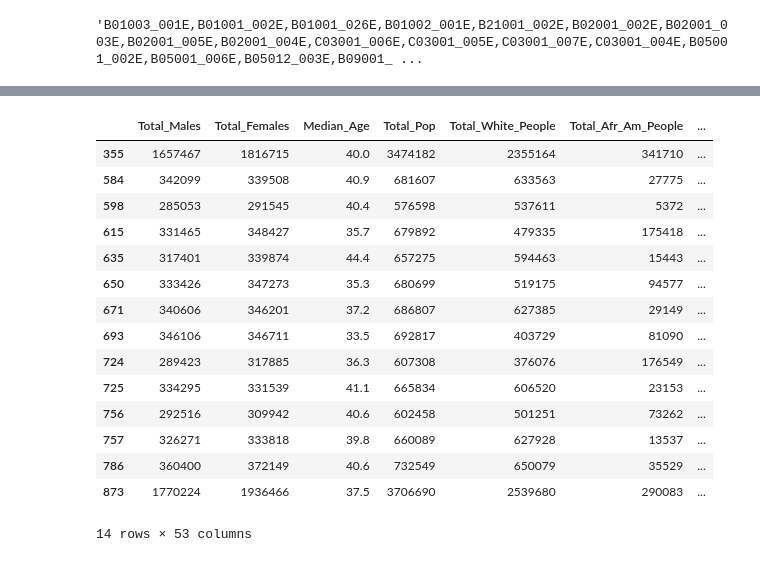
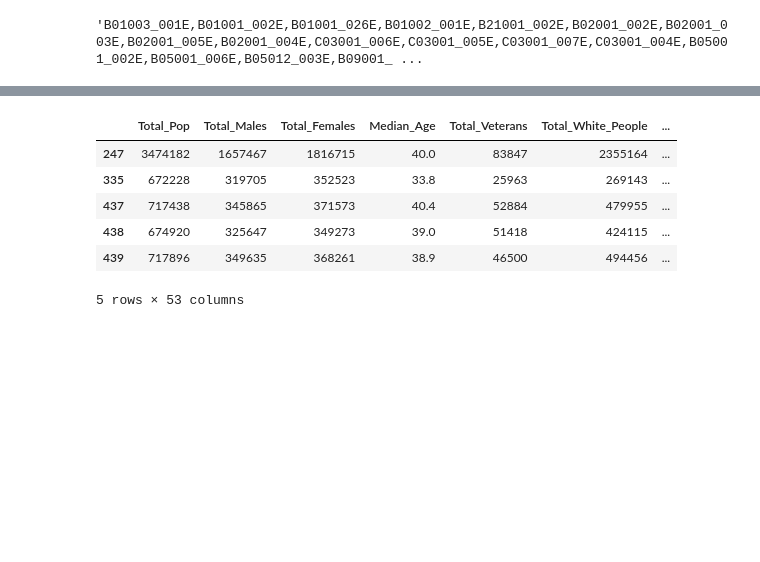
Before and after one commit to amitrani6/Predicting_Election_Results_With_Census_Data, a Jupyter notebook: comparison_2020/Census_Data_API_Work.ipynb, the cells around one changed output, grey strips where cells are left out. Cells and saved outputs as stored; diff of their text form; code cells hidden in the pictures; blank space fills up the shorter version.

Commit message:
Formatted 2020 congressional data

```diff
--- a/comparison_2020/Census_Data_API_Work.ipynb
+++ b/comparison_2020/Census_Data_API_Work.ipynb
@@ -182,6 +165,5 @@ congressional_data_2012
 # %%
-#The code to obtain the 2015 data that will be used to predict the 2016 results
-congressional_data_2016 = congressional_district_dictionary_list(obtain_census_data('2015', columns_url_2015))
-congressional_data_2016
+#The code to obtain the 2019 data that will be used to predict the 2020 results
+congressional_data_2020 = congressional_district_dictionary_list(obtain_census_data('2019', columns_url_2019))
 # %% [output]
 438
@@ -329 +254,13 @@ congressional_df_2016.head()
 5 rows × 49 columns
+# %%
+#The following code creates a pandas dataframe from the 2015 API call then renames the
+#columns to include underscores. A unique identifier for each district and election
+#year is created
+congressional_df_2020 = pd.DataFrame(congressional_data_2020)
+congressional_df_2020.rename(columns = {'state': 'State_Id', 'NAME': 'District_Name', 'congressional district': 'CD'}, inplace = True)
+congressional_df_2020['State'] = congressional_df_2020.District_Name.apply(lambda x: x.split(', ')[1])
+congressional_df_2020['State'] = congressional_df_2020['State'].map(inv_state)
+congressional_df_2020.loc[congressional_df_2020['CD'] == '00', 'CD'] = 'AL'
+congressional_df_2020["CD_Id_Year"] = congressional_df_2020["State"] + '-' + congressional_df_2020["CD"] + '-2020'
+congressional_df_2020.columns = congressional_df_2020.columns.to_series().map(inv_census_codes_2019)
+congressional_df_2020.head()
@@ -330,5 +275,5 @@ congressional_df_2016.head()
 # %%
-#This cell concats the 2012 election data and 2016 election data
-congressional_df = pd.concat([congressional_df_2016,congressional_df_2012], sort=False)
+#This cell concats the 2016 election data and 2020 election data
+congressional_df = pd.concat([congressional_df_2016,congressional_df_2020], sort=False)
 congressional_df
 # %% [output]
@@ -353,7 +293,7 @@ congressional_df
 # %%
 #This code imports the data for the previous presidential elections and renames the columns
 #A unique identifier for each district and election year is created
-election_results = pd.read_csv('election_results.csv')
+election_results = pd.read_csv('raw_data_2020/election_results.csv')
 election_results['State_AB'] = election_results.CD.apply(lambda x: x.split('-')[0])
 election_results.rename(columns = {'CD': 'CD_Id'}, inplace = True)
 election_results["CD_Id_Year"] = election_results['CD_Id'] + '-' + election_results['Year'].astype(str)
@@ -411,23 +341,14 @@ election_census.Target_Presidential_R.isnull().sum(axis = 0)
 # %%
 #This line views any row with null values in the target column
-election_census[election_census.isnull().any(axis=1)]
+election_census[election_census.isnull().any(axis=1)].head()
 # %% [output]
-|  | Total_Males | Total_Females | Median_Age | Total_Pop | Total_White_People | Total_Afr_Am_People | ... |
-| 355 | 1657467 | 1816715 | 40.0 | 3474182 | 2355164 | 341710 | ... |
-| 584 | 342099 | 339508 | 40.9 | 681607 | 633563 | 27775 | ... |
-| 598 | 285053 | 291545 | 40.4 | 576598 | 537611 | 5372 | ... |
-| 615 | 331465 | 348427 | 35.7 | 679892 | 479335 | 175418 | ... |
-| 635 | 317401 | 339874 | 44.4 | 657275 | 594463 | 15443 | ... |
-| 650 | 333426 | 347273 | 35.3 | 680699 | 519175 | 94577 | ... |
-| 671 | 340606 | 346201 | 37.2 | 686807 | 627385 | 29149 | ... |
-| 693 | 346106 | 346711 | 33.5 | 692817 | 403729 | 81090 | ... |
-| 724 | 289423 | 317885 | 36.3 | 607308 | 376076 | 176549 | ... |
-| 725 | 334295 | 331539 | 41.1 | 665834 | 606520 | 23153 | ... |
-| 756 | 292516 | 309942 | 40.6 | 602458 | 501251 | 73262 | ... |
-| 757 | 326271 | 333818 | 39.8 | 660089 | 627928 | 13537 | ... |
-| 786 | 360400 | 372149 | 40.6 | 732549 | 650079 | 35529 | ... |
-| 873 | 1770224 | 1936466 | 37.5 | 3706690 | 2539680 | 290083 | ... |
+|  | Total_Pop | Total_Males | Total_Females | Median_Age | Total_Veterans | Total_White_People | ... |
+| 247 | 3474182 | 1657467 | 1816715 | 40.0 | 83847 | 2355164 | ... |
+| 335 | 672228 | 319705 | 352523 | 33.8 | 25963 | 269143 | ... |
+| 437 | 717438 | 345865 | 371573 | 40.4 | 52884 | 479955 | ... |
+| 438 | 674920 | 325647 | 349273 | 39.0 | 51418 | 424115 | ... |
+| 439 | 717896 | 349635 | 368261 | 38.9 | 46500 | 494456 | ... |
-14 rows × 53 columns
+5 rows × 53 columns
 # %%
 #This line reassigns the dataframe to ensure no rows contain null values in the target column
 election_census = election_census[pd.notnull(election_census['Target_Presidential_R'])]
```
Also changed, not shown: parts of 13 cells of this notebook, 3 other files.
